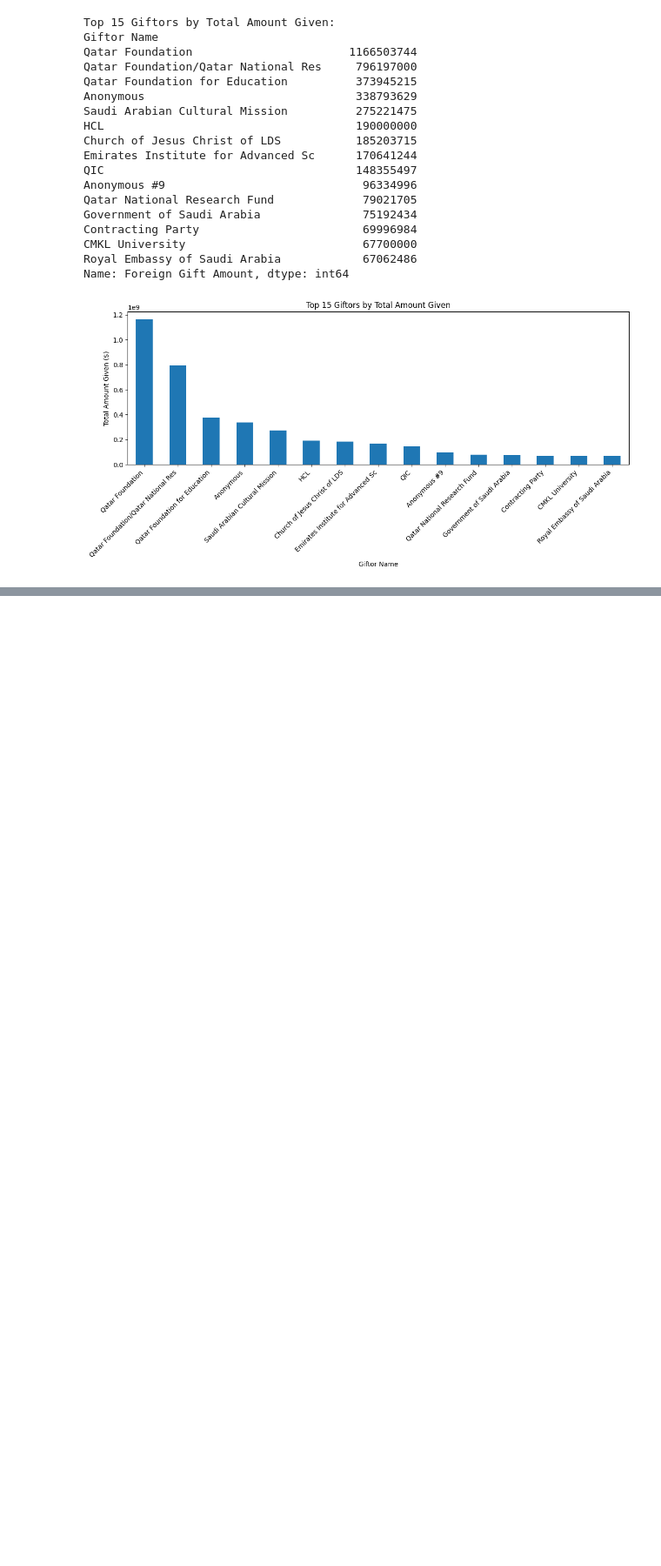
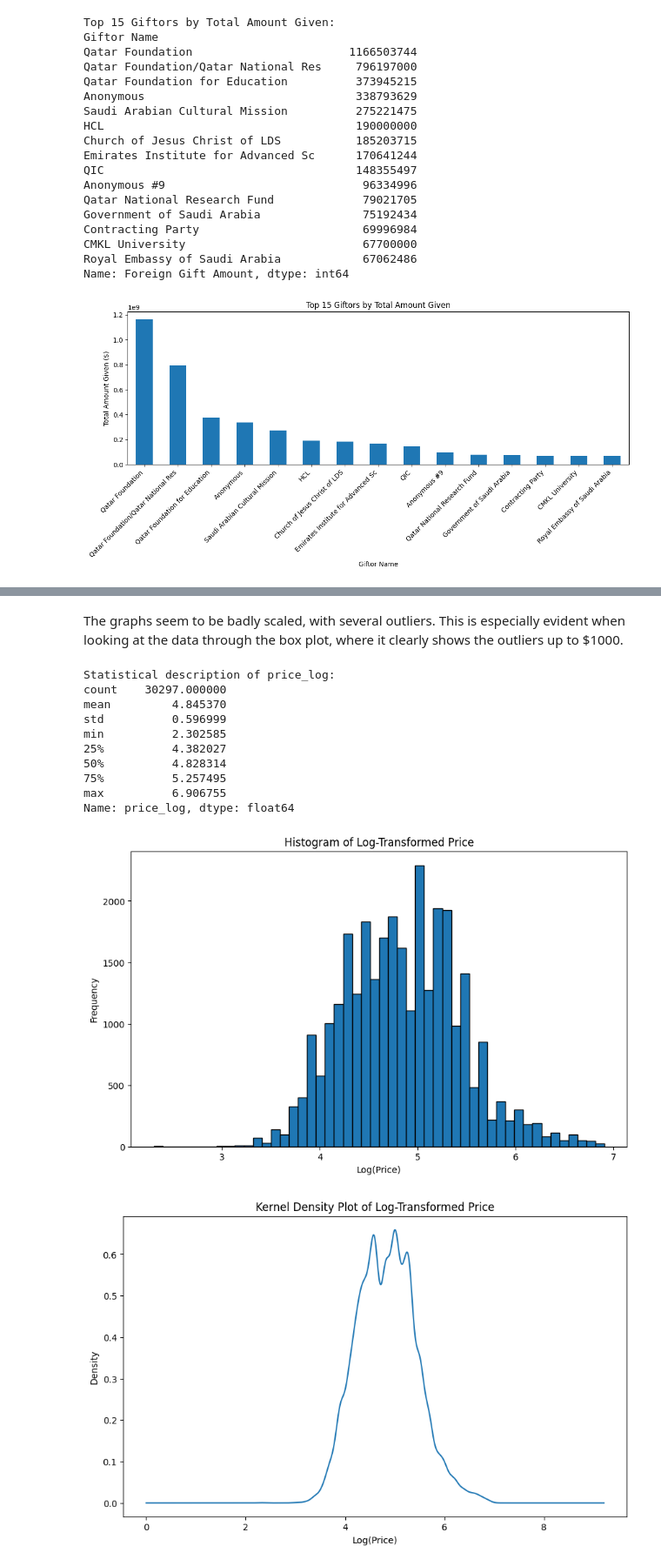
Before and after one commit to elyse-undan/EDA, a Jupyter notebook: assignment/assignment.ipynb, the cells around one changed output, grey strips where cells are left out. Shown at 87% size. Cells and saved outputs as stored; diff of their text form; code cells hidden in the pictures; blank space fills up the shorter version.

```diff
--- a/assignment/assignment.ipynb
+++ b/assignment/assignment.ipynb
@@ -280,0 +384,44 @@ Name: Foreign Gift Amount, dtype: int64
+# %% [markdown]
+The graphs seem to be badly scaled, with several outliers. This is especially evident when looking at the data through the box plot, where it clearly shows the outliers up to $1000.
+# %%
+# log-transformed price variable
+df['price_log'] = np.log(df['Price'])
+
+# Statistical description of log-transformed price
+print("Statistical description of price_log:")
+print(df['price_log'].describe(), '\n')
+
+# histogram
+plt.figure(figsize=(10, 6))
+plt.hist(df['price_log'].dropna(), bins=50, edgecolor='black')
+plt.xlabel('Log(Price)')
+plt.ylabel('Frequency')
+plt.title('Histogram of Log-Transformed Price')
+plt.show()
+
+# kernel density plot
+plt.figure(figsize=(10, 6))
+df['price_log'].dropna().plot(kind='kde')
+plt.xlabel('Log(Price)')
+plt.title('Kernel Density Plot of Log-Transformed Price')
+plt.show()
+
+# box plot
+plt.figure(figsize=(10, 6))
+plt.boxplot(df['price_log'].dropna())
+plt.ylabel('Log(Price)')
+plt.title('Box Plot of Log-Transformed Price')
+plt.show()
+# %% [output]
+Statistical description of price_log:
+count    30297.000000
+mean         4.845370
+std          0.596999
+min          2.302585
+25%          4.382027
+50%          4.828314
+75%          5.257495
+max          6.906755
+Name: price_log, dtype: float64
+[figure, added]
+[figure, added]
```
Also changed, not shown: parts of 29 cells of this notebook.
